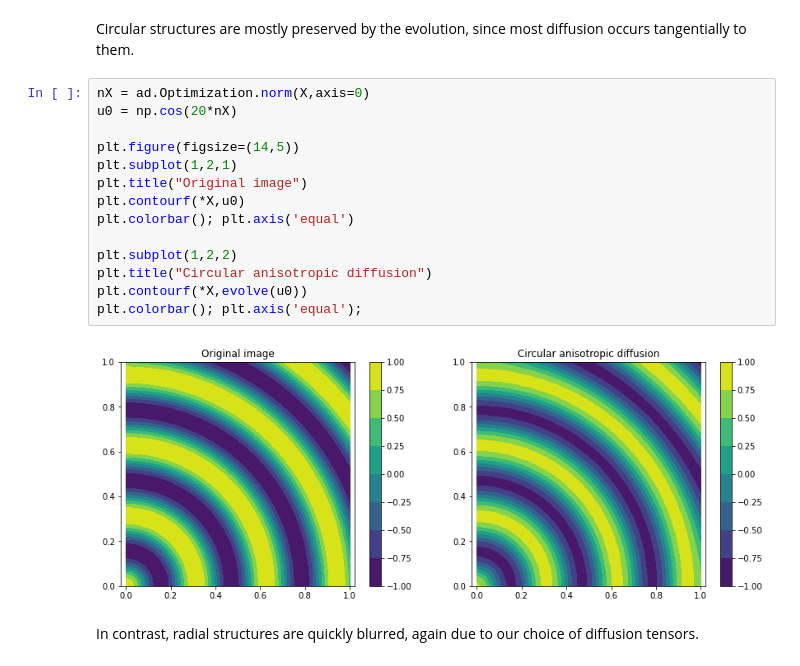
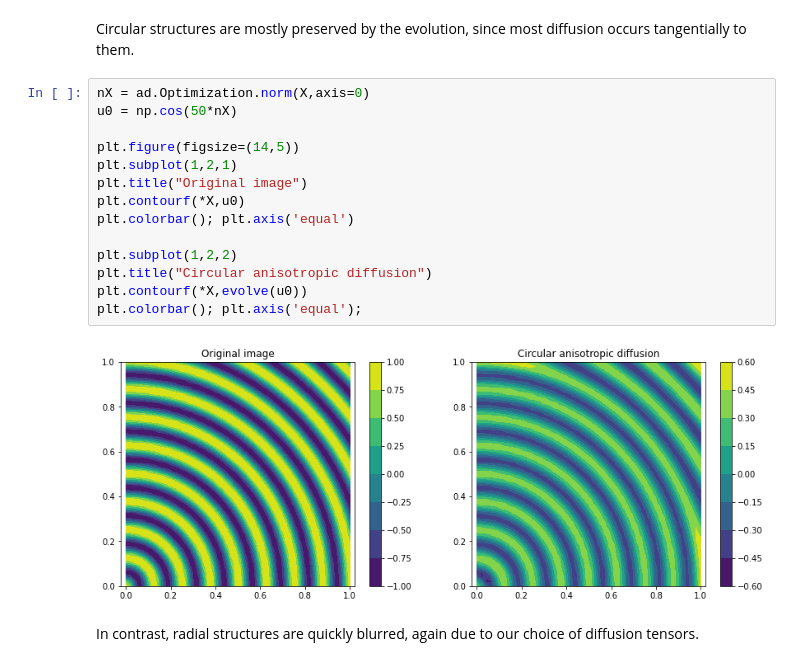
Before and after one commit to Mirebeau/MVA_ImagePDE, a Jupyter notebook: TP3/AnisotropicDiffusion_Exo_DemiFait.ipynb, the cells around one changed output. Drawn from its saved outputs; the diff is of its cells as text.

```diff
--- a/TP3/AnisotropicDiffusion_Exo_DemiFait.ipynb
+++ b/TP3/AnisotropicDiffusion_Exo_DemiFait.ipynb
@@ -353,20 +363,20 @@ plt.colorbar(); plt.axis('equal');
 Circular structures are mostly preserved by the evolution, since most diffusion occurs tangentially to them.
 # %%
 nX = ad.Optimization.norm(X,axis=0)
-u0 = np.cos(20*nX)
+u0 = np.cos(50*nX)
 
 plt.figure(figsize=(14,5))
 plt.subplot(1,2,1)
 plt.title("Original image")
 plt.contourf(*X,u0)
 plt.colorbar(); plt.axis('equal')
 
 plt.subplot(1,2,2)
 plt.title("Circular anisotropic diffusion")
 plt.contourf(*X,evolve(u0))
 plt.colorbar(); plt.axis('equal');
 # %% [output]
-[figure, old version]
+[figure, new version]
 # %% [markdown]
 In contrast, radial structures are quickly blurred, again due to our choice of diffusion tensors.
 # %%
```
Also changed, not shown: parts of 10 cells of this notebook, 2 other files.
